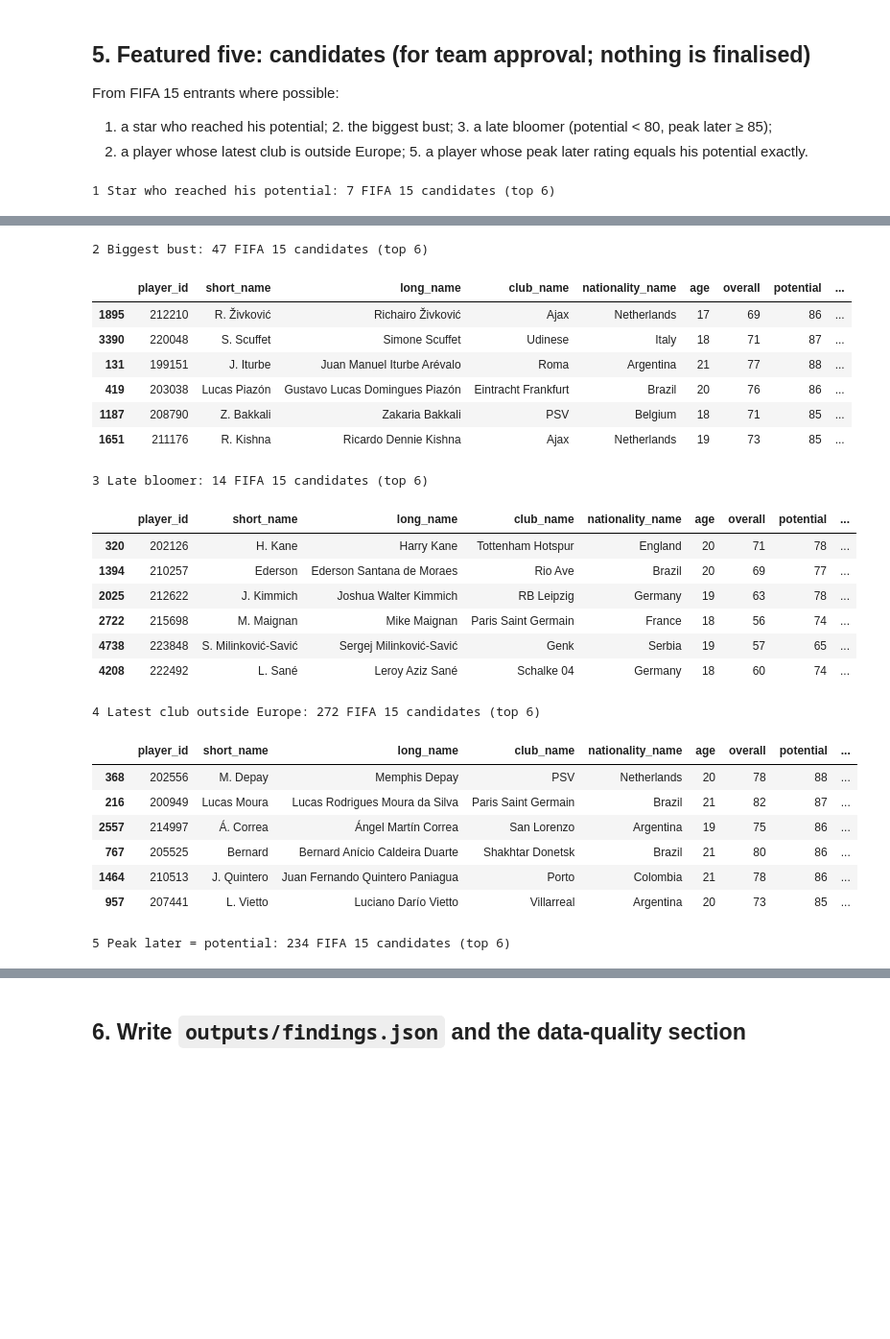
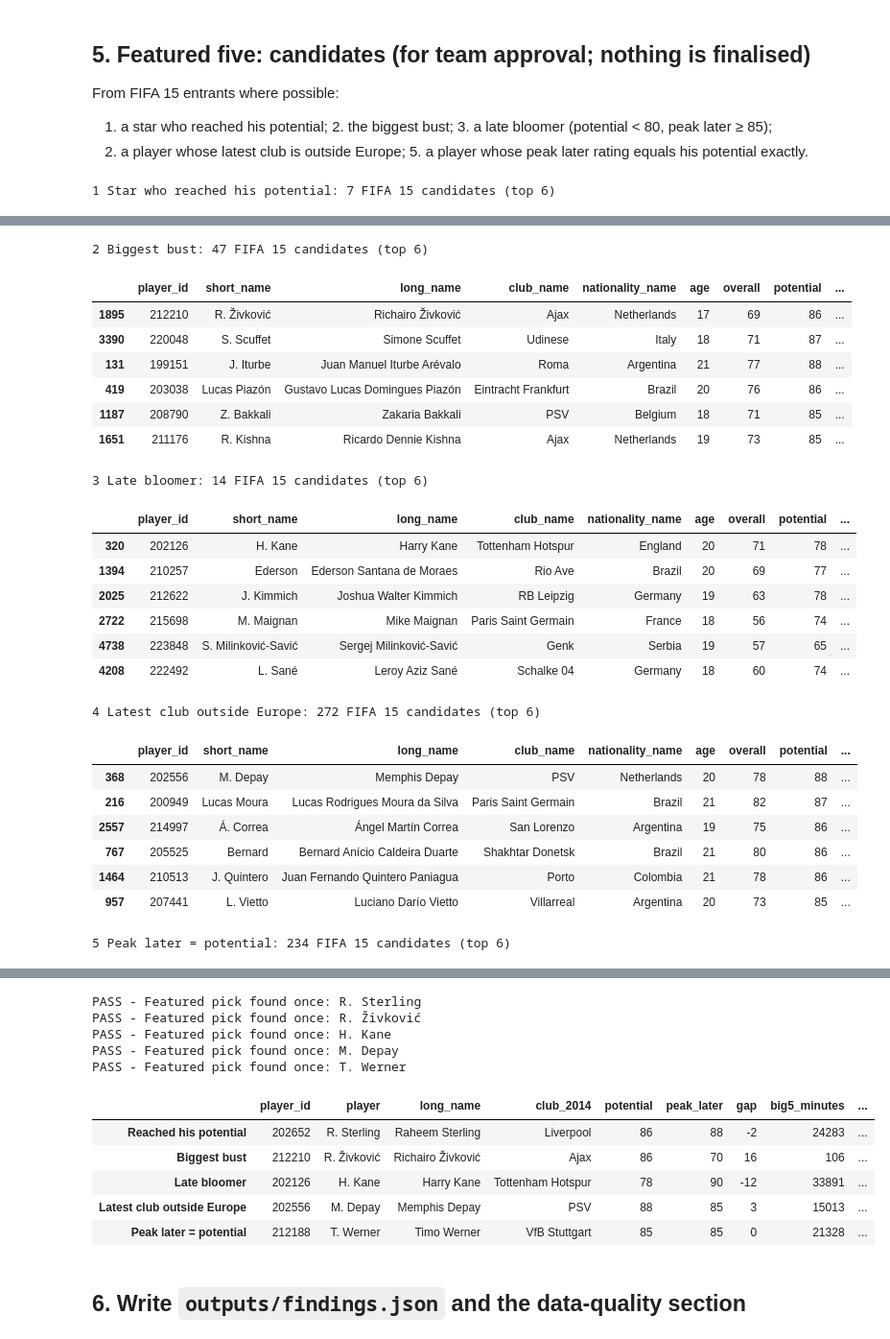
Before and after one commit to heisenberg1804/career-mode-promise, a Jupyter notebook: notebooks/05_analysis_master.ipynb, the cells around one changed output, grey strips where cells are left out. Shown at 96% size. Saved outputs shown, nothing was run; the diff lists cells and outputs as text; code cells hidden in the pictures; blank space fills up the shorter version.

```diff
--- a/notebooks/05_analysis_master.ipynb
+++ b/notebooks/05_analysis_master.ipynb
@@ -810,7 +955,21 @@ for k, df in cands.items():
     display(df[show].head(6))
 F["featured_candidates"] = {k: [{"player_id": int(r.player_id), "player": r.short_name} for r in df.head(6).itertuples()]
                             for k, df in cands.items()}
-F["featured_candidates"]["status"] = "proposed, awaiting team approval"
+F["featured_candidates"]["status"] = "candidates; final picks in featured_five"
+FEATURED = {"Reached his potential": "R. Sterling", "Biggest bust": "R. Živković", "Late bloomer": "H. Kane",
+            "Latest club outside Europe": "M. Depay", "Peak later = potential": "T. Werner"}
+f_rows = {}
+for role, name in FEATURED.items():
+    r = f15a[f15a["short_name"] == name]
+    check(f"Featured pick found once: {name}", len(r) == 1)
+    r = r.iloc[0]
+    f_rows[role] = {"player_id": int(r.player_id), "player": r.short_name, "long_name": r.long_name, "club_2014": r.club_name,
+                    "potential": int(r.potential), "peak_later": int(r.peak_later), "gap": int(r.gap),
+                    "big5_minutes": int(r.big5_minutes) if pd.notna(r.big5_minutes) else None,
+                    "peak_market_value_eur_m": fd.eur_m(r.peak_market_value_eur), "latest_club": r.tm_current_club_name,
+                    "latest_club_tier": r.latest_club_tier}
+F["featured_five"] = {"picks": f_rows, "chosen_by": "principal data scientist review, 5 Nov 2026 (team may override)"}
+display(pd.DataFrame(f_rows).T)
 # %% [output]
 1 Star who reached his potential: 7 FIFA 15 candidates (top 6)
 |  | player_id | short_name | long_name | club_name | nationality_name | age | overall | potential | ... |
@@ -825,33 +984,44 @@ F["featured_candidates"]["status"] = "proposed, awaiting team approval"
 | 1895 | 212210 | R. Živković | Richairo Živković | Ajax | Netherlands | 17 | 69 | 86 | ... |
 | 3390 | 220048 | S. Scuffet | Simone Scuffet | Udinese | Italy | 18 | 71 | 87 | ... |
 | 131 | 199151 | J. Iturbe | Juan Manuel Iturbe Arévalo | Roma | Argentina | 21 | 77 | 88 | ... |
 | 419 | 203038 | Lucas Piazón | Gustavo Lucas Domingues Piazón | Eintracht Frankfurt | Brazil | 20 | 76 | 86 | ... |
 | 1187 | 208790 | Z. Bakkali | Zakaria Bakkali | PSV | Belgium | 18 | 71 | 85 | ... |
 | 1651 | 211176 | R. Kishna | Ricardo Dennie Kishna | Ajax | Netherlands | 19 | 73 | 85 | ... |
 3 Late bloomer: 14 FIFA 15 candidates (top 6)
 |  | player_id | short_name | long_name | club_name | nationality_name | age | overall | potential | ... |
 | 320 | 202126 | H. Kane | Harry Kane | Tottenham Hotspur | England | 20 | 71 | 78 | ... |
 | 1394 | 210257 | Ederson | Ederson Santana de Moraes | Rio Ave | Brazil | 20 | 69 | 77 | ... |
 | 2025 | 212622 | J. Kimmich | Joshua Walter Kimmich | RB Leipzig | Germany | 19 | 63 | 78 | ... |
 | 2722 | 215698 | M. Maignan | Mike Maignan | Paris Saint Germain | France | 18 | 56 | 74 | ... |
 | 4738 | 223848 | S. Milinković-Savić | Sergej Milinković-Savić | Genk | Serbia | 19 | 57 | 65 | ... |
 | 4208 | 222492 | L. Sané | Leroy Aziz Sané | Schalke 04 | Germany | 18 | 60 | 74 | ... |
 4 Latest club outside Europe: 272 FIFA 15 candidates (top 6)
 |  | player_id | short_name | long_name | club_name | nationality_name | age | overall | potential | ... |
 | 368 | 202556 | M. Depay | Memphis Depay | PSV | Netherlands | 20 | 78 | 88 | ... |
 | 216 | 200949 | Lucas Moura | Lucas Rodrigues Moura da Silva | Paris Saint Germain | Brazil | 21 | 82 | 87 | ... |
 | 2557 | 214997 | Á. Correa | Ángel Martín Correa | San Lorenzo | Argentina | 19 | 75 | 86 | ... |
 | 767 | 205525 | Bernard | Bernard Anício Caldeira Duarte | Shakhtar Donetsk | Brazil | 21 | 80 | 86 | ... |
 | 1464 | 210513 | J. Quintero | Juan Fernando Quintero Paniagua | Porto | Colombia | 21 | 78 | 86 | ... |
 | 957 | 207441 | L. Vietto | Luciano Darío Vietto | Villarreal | Argentina | 20 | 73 | 85 | ... |
 5 Peak later = potential: 234 FIFA 15 candidates (top 6)
 |  | player_id | short_name | long_name | club_name | nationality_name | age | overall | potential | ... |
 | 1885 | 212188 | T. Werner | Timo Werner | VfB Stuttgart | Germany | 18 | 70 | 85 | ... |
 | 680 | 204970 | F. Thauvin | Florian Tristan Mariano Thauvin | Olympique de Marseille | France | 21 | 77 | 84 | ... |
 | 1989 | 212462 | Alex Telles | Alex Nicolao Telles | Galatasaray | Brazil | 21 | 72 | 84 | ... |
 | 1101 | 208333 | E. Can | Emre Can | Liverpool | Germany | 20 | 74 | 83 | ... |
 | 2066 | 212814 | João Mário | João Mário Naval da Costa Eduardo | Sporting CP | Portugal | 21 | 73 | 83 | ... |
 | 2162 | 213331 | J. Tah | Jonathan Tah | Fortuna Düsseldorf | Germany | 18 | 68 | 83 | ... |
+PASS - Featured pick found once: R. Sterling
+PASS - Featured pick found once: R. Živković
+PASS - Featured pick found once: H. Kane
+PASS - Featured pick found once: M. Depay
+PASS - Featured pick found once: T. Werner
+|  | player_id | player | long_name | club_2014 | potential | peak_later | gap | big5_minutes | ... |
+| Reached his potential | 202652 | R. Sterling | Raheem Sterling | Liverpool | 86 | 88 | -2 | 24283 | ... |
+| Biggest bust | 212210 | R. Živković | Richairo Živković | Ajax | 86 | 70 | 16 | 106 | ... |
+| Late bloomer | 202126 | H. Kane | Harry Kane | Tottenham Hotspur | 78 | 90 | -12 | 33891 | ... |
+| Latest club outside Europe | 202556 | M. Depay | Memphis Depay | PSV | 88 | 85 | 3 | 15013 | ... |
+| Peak later = potential | 212188 | T. Werner | Timo Werner | VfB Stuttgart | 85 | 85 | 0 | 21328 | ... |
 # %% [markdown]
 ## 6. Write `outputs/findings.json` and the data-quality section
 # %%
```
Also changed, not shown: parts of 3 cells of this notebook, 28 other files.
